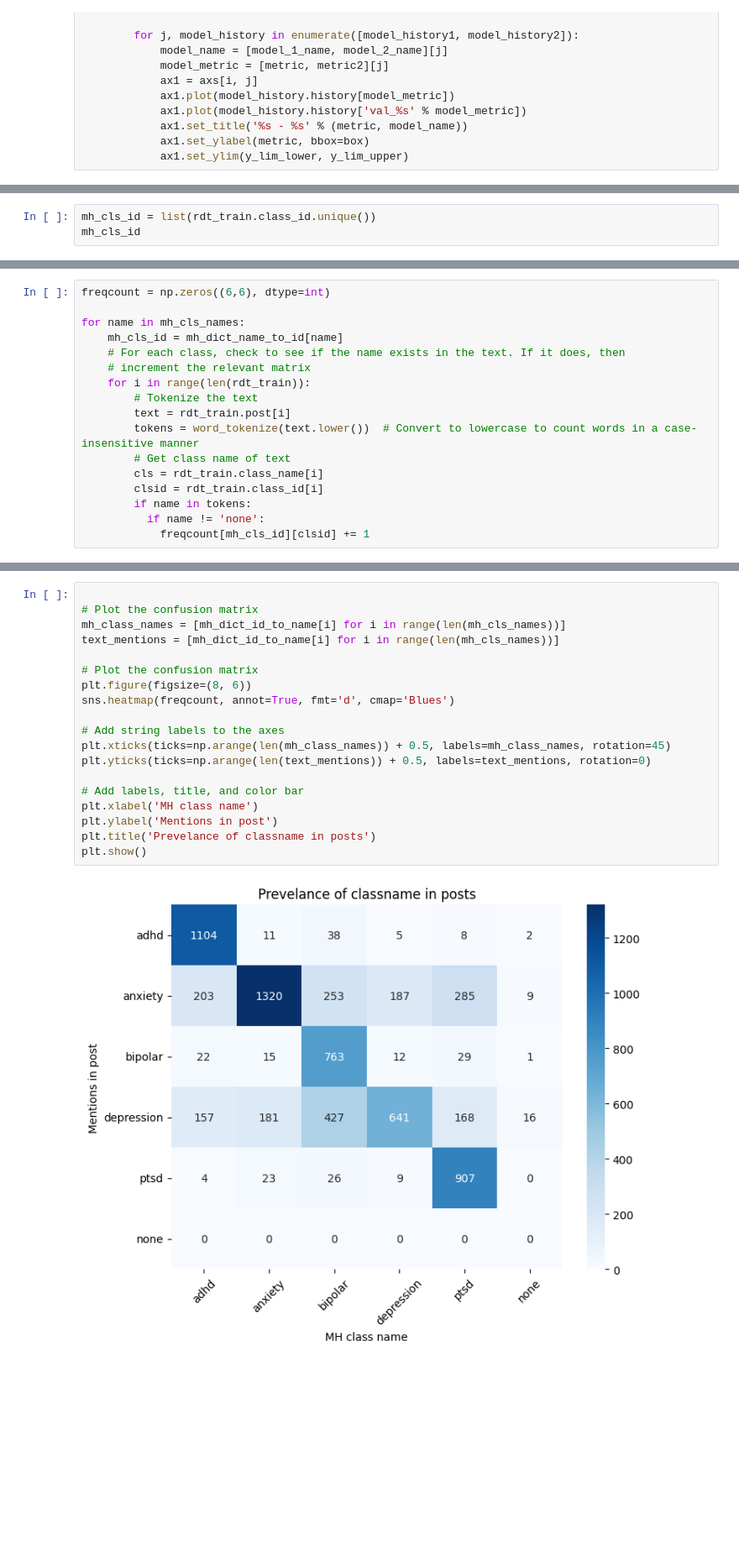
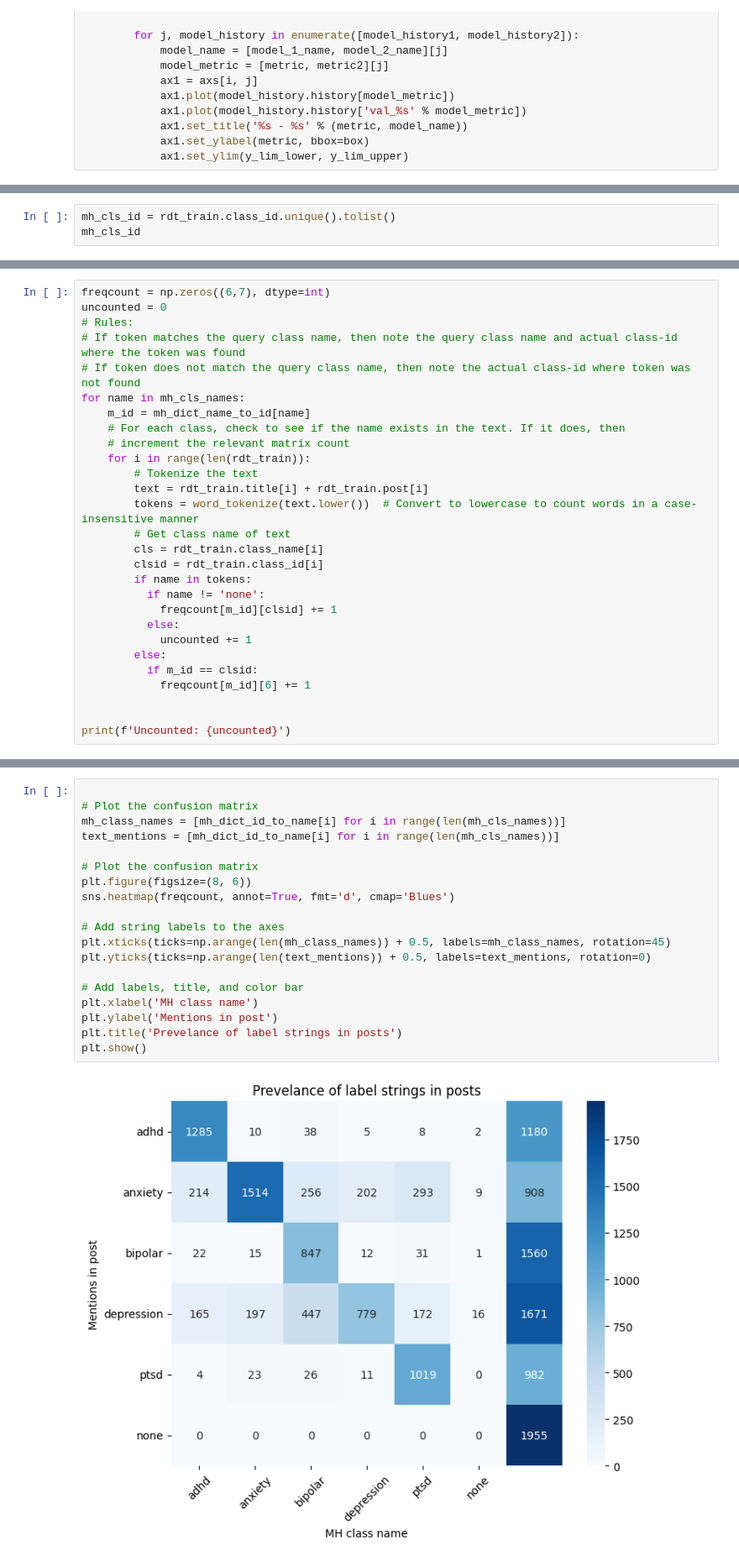
Before and after one commit to muthumayan/mids-w266-project, a Jupyter notebook: reddit-eda.ipynb, the cells around one changed output, grey strips where cells are left out. Shown: that part at 84% size. Cells and saved outputs as stored; diff of their text form; blank space fills up the shorter version.

```diff
--- a/reddit-eda.ipynb
+++ b/reddit-eda.ipynb
@@ -124,4 +129,4 @@ mh_cls_names
 # %%
-mh_cls_id = list(rdt_train.class_id.unique())
+mh_cls_id = rdt_train.class_id.unique().tolist()
 mh_cls_id
 # %% [output]
@@ -141,17 +150,28 @@ mh_dict_name_to_id
 # %%
-freqcount = np.zeros((6,6), dtype=int)
-
+freqcount = np.zeros((6,7), dtype=int)
+uncounted = 0
+# Rules:
+# If token matches the query class name, then note the query class name and actual class-id where the token was found
+# If token does not match the query class name, then note the actual class-id where token was not found
 for name in mh_cls_names:
-    mh_cls_id = mh_dict_name_to_id[name]
+    m_id = mh_dict_name_to_id[name]
     # For each class, check to see if the name exists in the text. If it does, then
-    # increment the relevant matrix
+    # increment the relevant matrix count
     for i in range(len(rdt_train)):
         # Tokenize the text
-        text = rdt_train.post[i]
+        text = rdt_train.title[i] + rdt_train.post[i]
         tokens = word_tokenize(text.lower())  # Convert to lowercase to count words in a case-insensitive manner
         # Get class name of text
         cls = rdt_train.class_name[i]
         clsid = rdt_train.class_id[i]
         if name in tokens:
           if name != 'none':
-            freqcount[mh_cls_id][clsid] += 1
+            freqcount[m_id][clsid] += 1
+          else:
+            uncounted += 1
+        else:
+          if m_id == clsid:
+            freqcount[m_id][6] += 1
+
+
+print(f'Uncounted: {uncounted}')
@@ -167,24 +242,24 @@ array([[1104,   11,   38,    5,    8,    2],
 # %%
 
 # Plot the confusion matrix
 mh_class_names = [mh_dict_id_to_name[i] for i in range(len(mh_cls_names))]
 text_mentions = [mh_dict_id_to_name[i] for i in range(len(mh_cls_names))]
 
 # Plot the confusion matrix
 plt.figure(figsize=(8, 6))
 sns.heatmap(freqcount, annot=True, fmt='d', cmap='Blues')
 
 # Add string labels to the axes
 plt.xticks(ticks=np.arange(len(mh_class_names)) + 0.5, labels=mh_class_names, rotation=45)
 plt.yticks(ticks=np.arange(len(text_mentions)) + 0.5, labels=text_mentions, rotation=0)
 
 # Add labels, title, and color bar
 plt.xlabel('MH class name')
 plt.ylabel('Mentions in post')
-plt.title('Prevelance of classname in posts')
+plt.title('Prevelance of label strings in posts')
 plt.show()
 # %% [output]
-[figure, old version]
+[figure, new version]
 # %%
 #@title Inspect data and label characteristics
 
```
Also changed, not shown: parts of 17 cells of this notebook, 3 other files.
